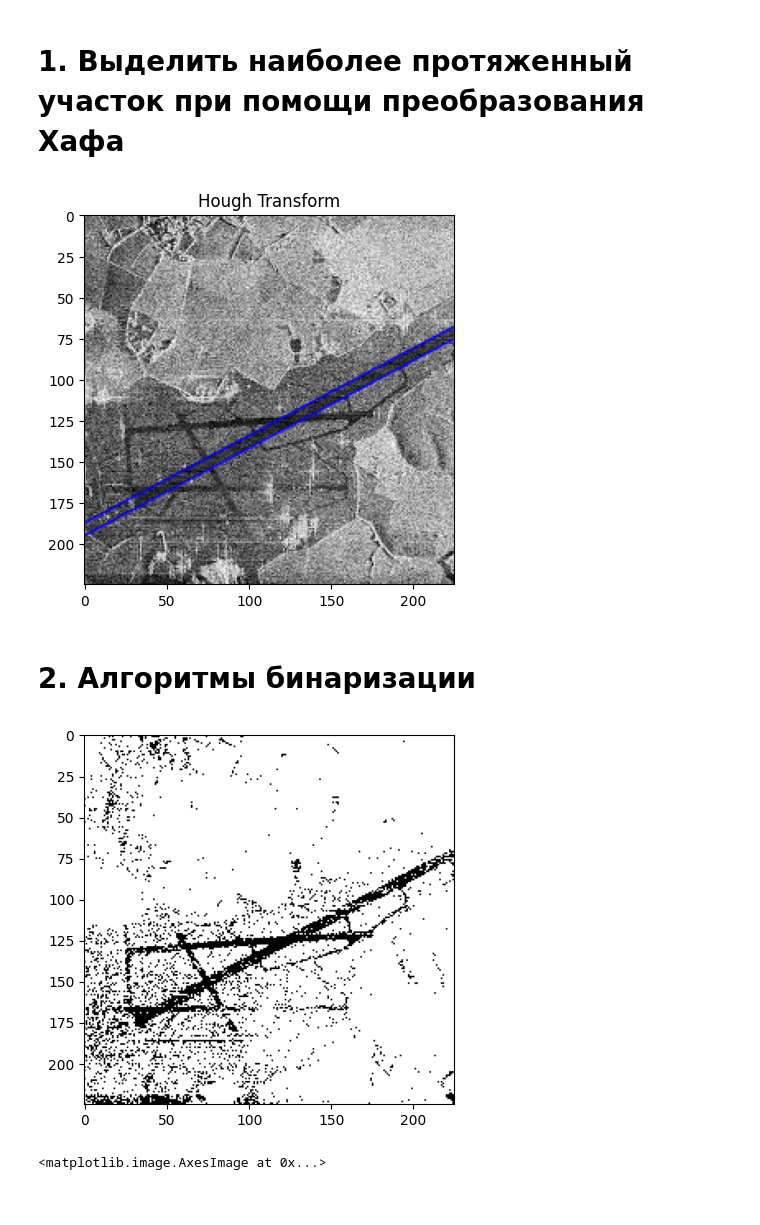
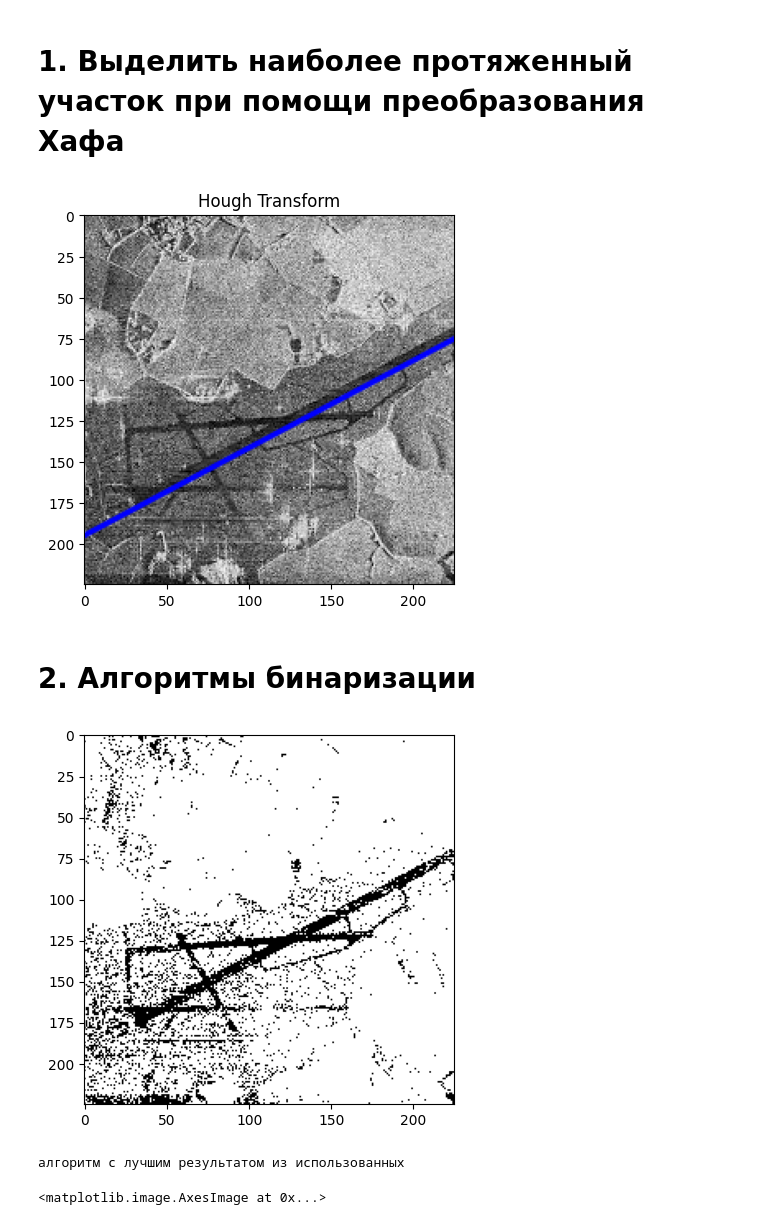
Before and after one commit to Sanchert/IP_labs, a Jupyter notebook: 3_Binarization_Edges/IP_lab3.ipynb, the cells around one changed output. Cells and saved outputs as stored; diff of their text form; code cells hidden in the pictures.

```diff
--- a/3_Binarization_Edges/IP_lab3.ipynb
+++ b/3_Binarization_Edges/IP_lab3.ipynb
@@ -12,40 +12,42 @@ import math
 # %%
 image = cv2.imread('sar_3.jpg')
 image_gray = cv2.cvtColor(image, cv2.COLOR_BGR2GRAY)
 
 blur = cv2.GaussianBlur(image_gray,(9,9),0)
 
-canny = cv2.Canny(blur, 150, 250, apertureSize=7)
-lines = cv2.HoughLines(canny, 1, np.pi / 180, 120)
+canny = cv2.Canny(blur, 150, 250, apertureSize=5)
+lines = cv2.HoughLines(canny, 1, np.pi / 180, 140)
 if lines is not None:
     for i in range(0, len(lines)):
         rho = lines[i][0][0]
         theta = lines[i][0][1]
         a = math.cos(theta)
         b = math.sin(theta)
         x0 = a * rho
         y0 = b * rho
         pt1 = (int(x0 + 1000 * (-b)), int(y0 + 1000 * a))
         pt2 = (int(x0 - 1000 * (-b)), int(y0 - 1000 * a))
-        cv2.line(image, pt1, pt2, (0, 0, 255), 1, cv2.LINE_AA)
+        cv2.line(image, pt1, pt2, (0, 0, 255), 2, cv2.LINE_AA)
 
 plt.imshow(image, cmap='gray')
 plt.title('Hough Transform')
 plt.show()
 # %% [output]
-[figure, old version]
+[figure, new version]
 # %% [markdown]
 # 2. Алгоритмы бинаризации
 # %%
 
 bin_img = copy.deepcopy(image_gray)
-T  = 67
+T  = 70
 bin_img[image_gray < T] = 0
 bin_img[image_gray >= T] = 255
 plt.imshow(bin_img, cmap='gray')
 plt.show()
+print("алгоритм с лучшим результатом из использованных")
 # %% [output]
-[figure, old version]
+[figure, new version]
+алгоритм с лучшим результатом из использованных
 # %%
 _, th2 = cv2.threshold(image_gray, 0, 255, cv2.THRESH_BINARY | cv2.THRESH_OTSU)
 plt.title("Otsu's Binarization")
```
